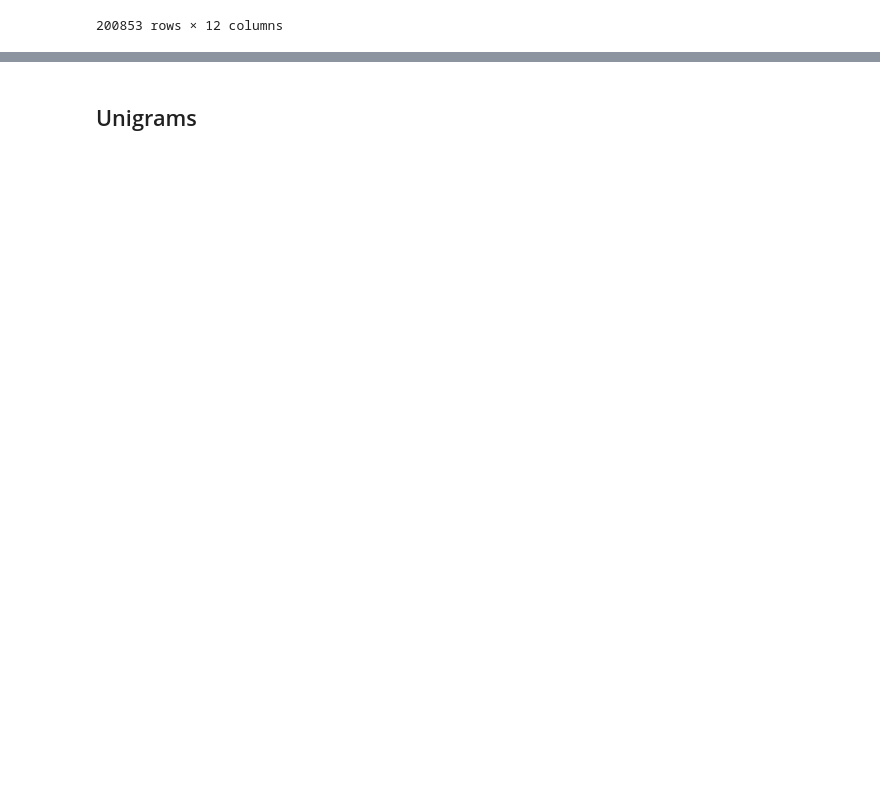
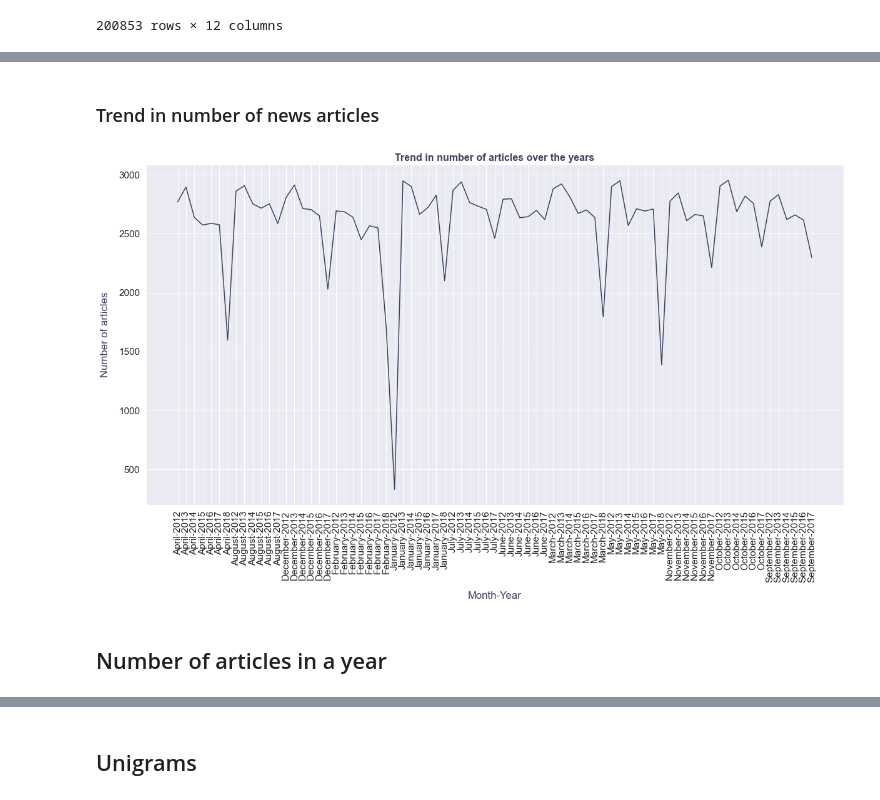
Before and after one commit to github-prathma/News-ClassificationAnalysis, a Jupyter notebook: Data_Analysis.ipynb, the cells around one changed output, grey strips where cells are left out. Cells and saved outputs as stored; diff of their text form; code cells hidden in the pictures; blank space fills up the shorter version.

```diff
--- a/Data_Analysis.ipynb
+++ b/Data_Analysis.ipynb
@@ -62,0 +86,4 @@ cmap = LinearSegmentedColormap.from_list("colors", colors)
+# %%
+df['created_on'] = pd.to_datetime(df['date'])
+df['created_on'] = df['created_on'].dt.date
+df['created_on'].value_counts()
@@ -62,0 +103,17 @@ cmap = LinearSegmentedColormap.from_list("colors", colors)
+# %%
+df['month_year'] = df['created_on'].apply(lambda x: x.strftime('%B-%Y'))
+# %% [markdown]
+### Trend in number of news articles
+# %%
+sns.set(font_scale=1.4)
+plt.figure(figsize=(20,10))
+plt.plot(df.groupby(df['month_year'].sort_values())['year'].size(), color="#3D405B")
+plt.title('Trend in number of articles over the years', fontweight='bold', fontsize=16, color="#3D405B")
+plt.ylabel('Number of articles', labelpad=14, color="#3D405B")
+plt.xlabel('Month-Year', labelpad=14, color="#3D405B")
+plt.xticks(rotation=90)
+plt.show()
+# %% [output]
+[figure, added]
+# %% [markdown]
+## Number of articles in a year
```
Also changed, not shown: parts of 39 cells of this notebook.
